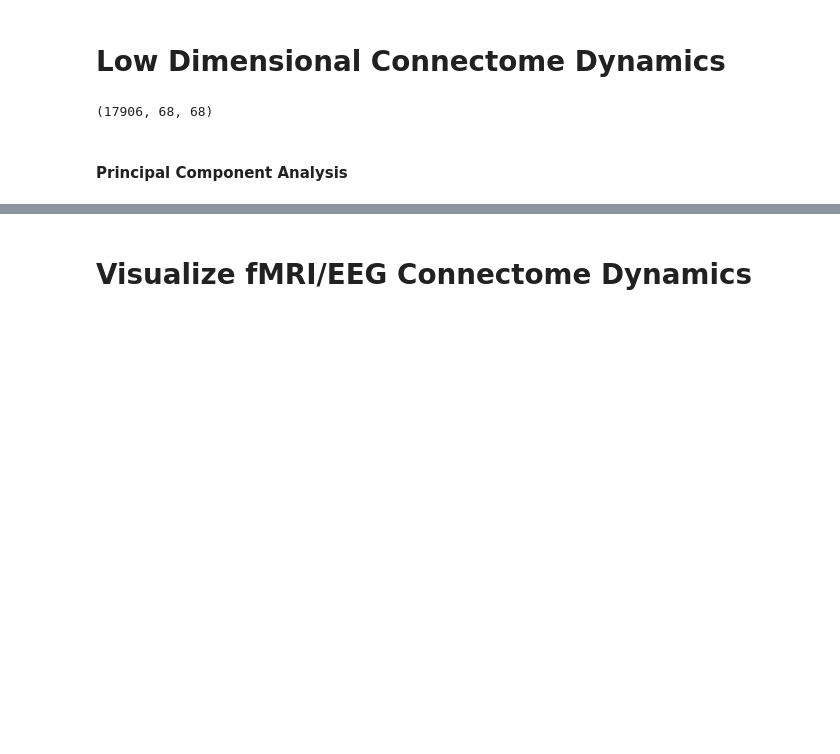
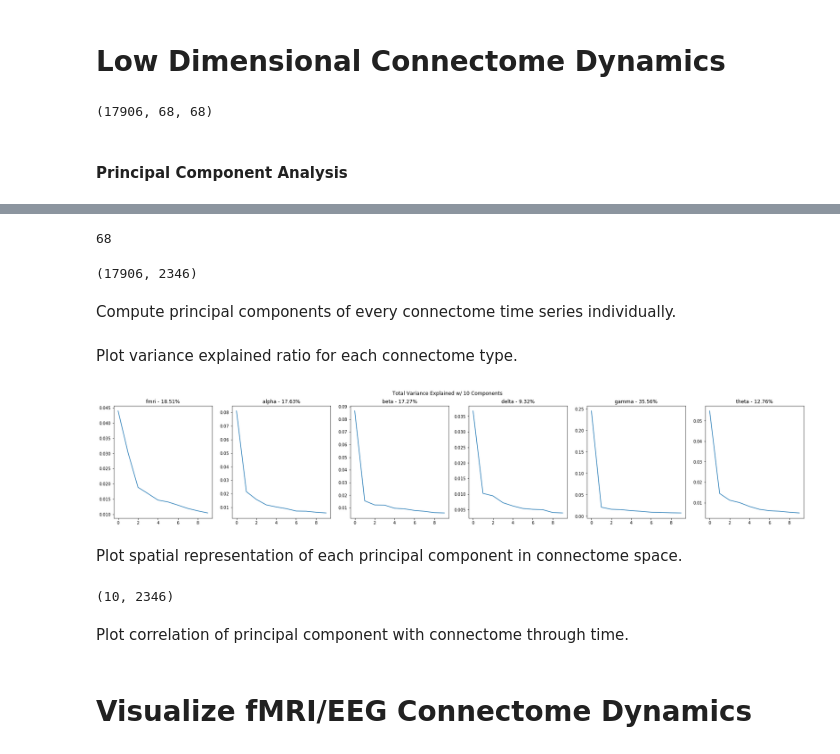
Before and after one commit to BlissChapman/LowDimensionalBrainManifold, a Jupyter notebook: Data Exploration.ipynb, the cells around one changed output, grey strips where cells are left out. Drawn from its saved outputs; the diff is of its cells as text; code cells hidden in the pictures; blank space fills up the shorter version.

```diff
--- a/Data Exploration.ipynb
+++ b/Data Exploration.ipynb
@@ -234,0 +229,45 @@ all_subjects_all_trials_connectomes['fmri'].shape
+# %%
+# NOTE: The below logic would have to change if we move away from using Desikan Atlas where the number of regions
+# are the same between EEG and fMRI
+num_regions = all_subjects_all_trials_connectomes['fmri'].shape[1]
+num_regions
+# %% [output]
+68
+# %%
+upper_triangular_including_diagonal_idxs = np.triu_indices(num_regions, k=0)
+lower_triangular_idxs = np.tril_indices(num_regions, k=-1)
+# %%
+all_subjects_all_trials_connectome_upper_triangular_flattened = copy.deepcopy(all_subjects_all_trials_connectomes)
+for k in all_subjects_all_trials_connectome_upper_triangular_flattened:
+    all_subjects_all_trials_connectome_upper_triangular_flattened[k] = np.array([c[upper_triangular_including_diagonal_idxs].flatten() for c in all_subjects_all_trials_connectomes[k]])
+# %%
+all_subjects_all_trials_connectome_upper_triangular_flattened['fmri'].shape
+# %% [output]
+(17906, 2346)
+# %% [markdown]
+Compute principal components of every connectome time series individually.
+# %%
+n_components = 10
+pca_models = [PCA(n_components=n_components).fit(all_subjects_all_trials_connectome_upper_triangular_flattened[k]) for k in all_subjects_all_trials_connectome_upper_triangular_flattened]
+# %% [markdown]
+Plot variance explained ratio for each connectome type.
+# %%
+fig = plt.figure(figsize=(30, 5))
+fig.suptitle('Total Variance Explained w/ ' + str(n_components) + ' Components')
+
+subplot_idx = 1
+for (k, pca_model) in zip(all_subjects_all_trials_connectome_upper_triangular_flattened, pca_models):
+    fig.add_subplot(1, len(pca_models), subplot_idx)
+    plt.plot(pca_model.explained_variance_ratio_)
+    plt.title("{0} - {1:.2f}%".format(k, 100*sum(pca_model.explained_variance_ratio_)))
+    subplot_idx += 1
+
+plt.show(fig)
+# %% [output]
+[figure, added]
+# %% [markdown]
+Plot spatial representation of each principal component in connectome space.
+# %%
+pca_models[0].components_.shape
+# %% [output]
+(10, 2346)
@@ -234,0 +294,2 @@ all_subjects_all_trials_connectomes['fmri'].shape
+# %% [markdown]
+Plot correlation of principal component with connectome through time.
```
Also changed, not shown: parts of 8 cells of this notebook, 3 other files.
